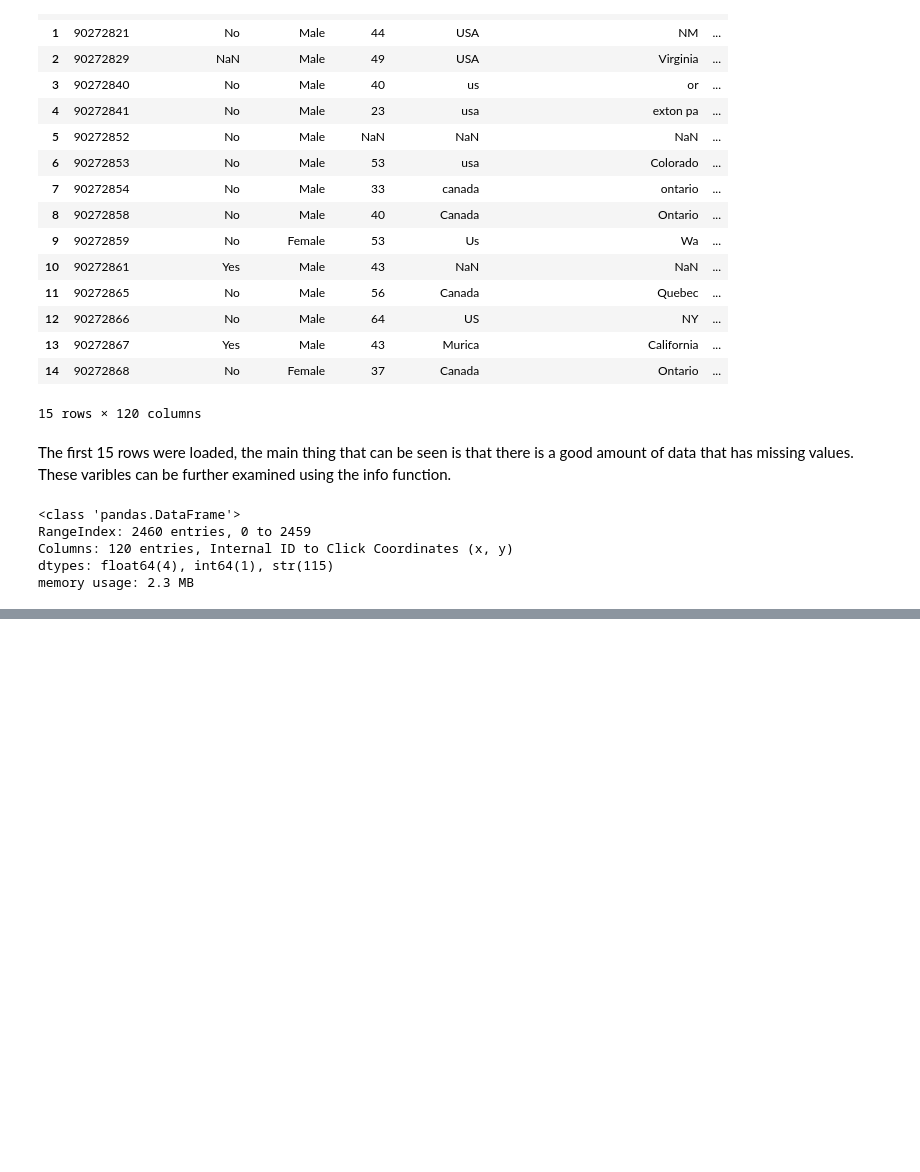
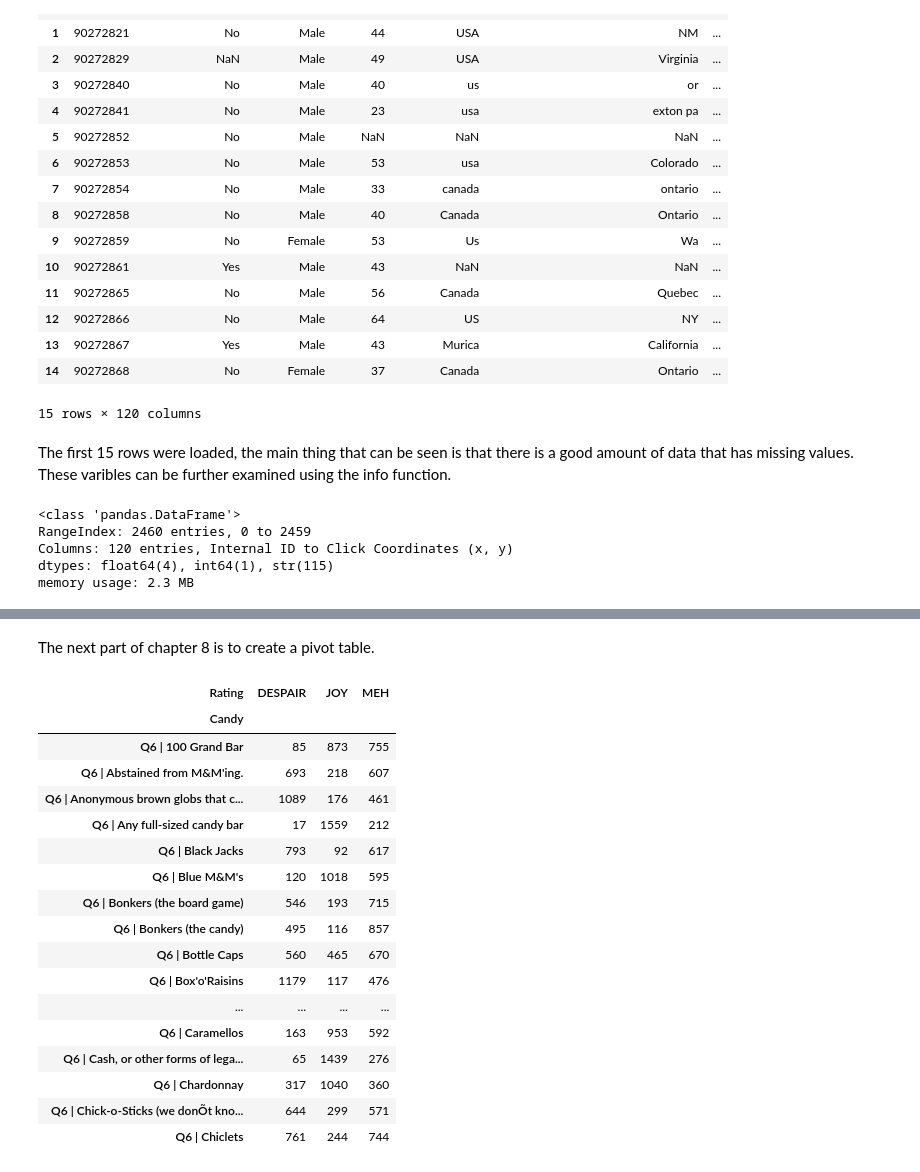
Before and after one commit to ro-rro/Data-Preparation, a Jupyter notebook: Weeks 7 & 8 Exercise .ipynb, the cells around one changed output, grey strips where cells are left out. Saved outputs shown, nothing was run; the diff lists cells and outputs as text; code cells hidden in the pictures; blank space fills up the shorter version.

```diff
--- a/Weeks 7 & 8 Exercise .ipynb
+++ b/Weeks 7 & 8 Exercise .ipynb
@@ -46,0 +117,9 @@ One interesting thing about this dataset is that there are 120 columns/varibles.
+# %%
+q6 = candy1.filter(regex=r"^Q6\s*\|").columns
+
+candy_long = candy1[q6].reset_index().melt(
+    id_vars="index",
+    var_name="Candy",
+    value_name="Rating")
+
+candy_long = candy_long.rename(columns={"index":"Respondent"})
@@ -46,0 +137,4 @@ One interesting thing about this dataset is that there are 120 columns/varibles.
+# %%
+candy_in = candy_long.set_index(["Candy", "Rating"])
+
+candy_in.head(15)
@@ -46,0 +178,29 @@ One interesting thing about this dataset is that there are 120 columns/varibles.
+# %% [markdown]
+The next part of chapter 8 is to create a pivot table.
+# %%
+candy_pivot = candy_long.pivot_table(
+    index="Candy",
+    columns="Rating",
+    aggfunc="size",
+    fill_value=0)
+
+candy_pivot.head(20)
+# %% [output]
+| Rating | DESPAIR | JOY | MEH |
+| Candy |  |  |  |
+| Q6 | 100 Grand Bar | 85 | 873 | 755 |
+| Q6 | Abstained from M&M'ing. | 693 | 218 | 607 |
+| Q6 | Anonymous brown globs that c... | 1089 | 176 | 461 |
+| Q6 | Any full-sized candy bar | 17 | 1559 | 212 |
+| Q6 | Black Jacks | 793 | 92 | 617 |
+| Q6 | Blue M&M's | 120 | 1018 | 595 |
+| Q6 | Bonkers (the board game) | 546 | 193 | 715 |
+| Q6 | Bonkers (the candy) | 495 | 116 | 857 |
+| Q6 | Bottle Caps | 560 | 465 | 670 |
+| Q6 | Box'o'Raisins | 1179 | 117 | 476 |
+| ... | ... | ... | ... |
+| Q6 | Caramellos | 163 | 953 | 592 |
+| Q6 | Cash, or other forms of lega... | 65 | 1439 | 276 |
+| Q6 | Chardonnay | 317 | 1040 | 360 |
+| Q6 | Chick-o-Sticks (we donÕt kno... | 644 | 299 | 571 |
+| Q6 | Chiclets | 761 | 244 | 744 |
```
Also changed, not shown: parts of 23 cells of this notebook.
